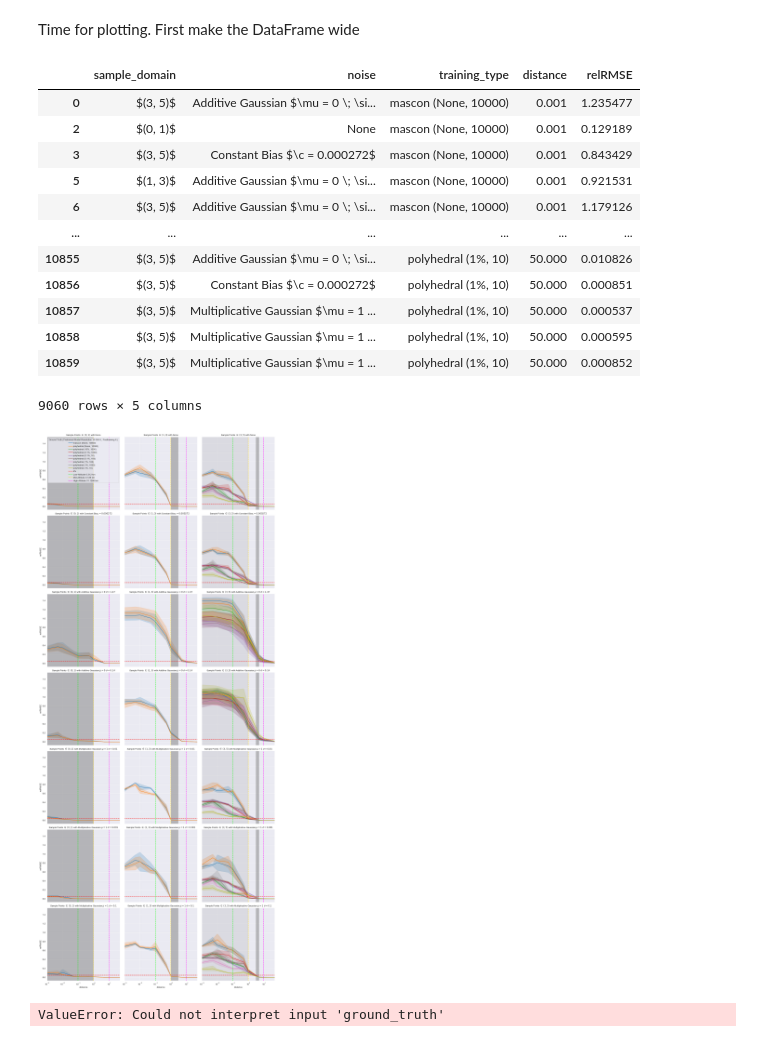
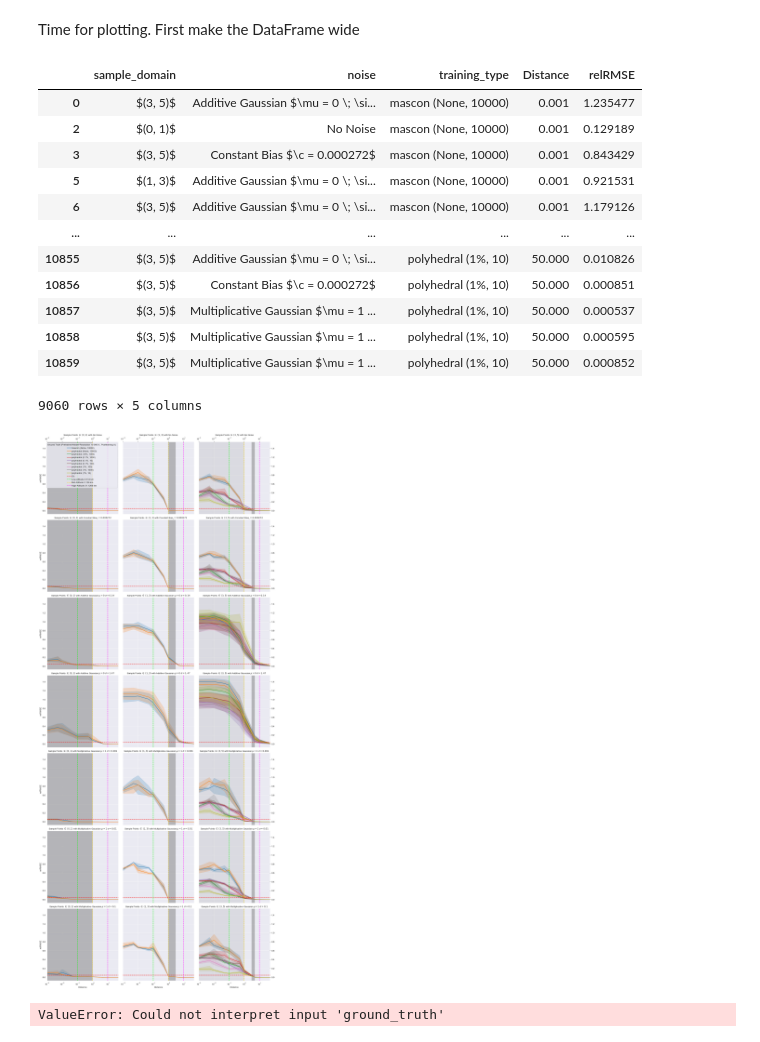
Before and after one commit to gomezzz/geodesyNets, a Jupyter notebook: P3 - Analysis Churyumov-Gerasimenko.ipynb, the cells around one changed output. Cells and saved outputs as stored; diff of their text form; code cells hidden in the pictures.

Commit message:
cg plot done

```diff
--- a/P3 - Analysis Churyumov-Gerasimenko.ipynb
+++ b/P3 - Analysis Churyumov-Gerasimenko.ipynb
@@ -195,7 +195,7 @@ Time for plotting. First make the DataFrame wide
 # %%
 str_altitudes = [str(x) for x in ALTITUDES]
 
-dfm = df.melt(["sample_domain", "noise", "training_type"], str_altitudes, var_name="distance", value_name=error_of_interest)
+dfm = df.melt(["sample_domain", "noise", "training_type"], str_altitudes, var_name="Distance", value_name=error_of_interest)
 
 
 dfm = dfm[dfm["noise"] != "['combined', 0.0, 0.146731, [0.000272, 0.0, 0.0]]"]
@@ -225,13 +225,13 @@ for key, replacement in sample_distance_replacement.items():
     dfm["sample_domain"].replace(key, replacement, inplace=True)
 
 
-dfm["distance"] = dfm["distance"].apply(lambda x: float(x))
+dfm["Distance"] = dfm["Distance"].apply(lambda x: float(x))
 dfm[error_of_interest] = dfm[error_of_interest].apply(lambda x: float(x))
 dfm
 # %% [output]
-|  | sample_domain | noise | training_type | distance | relRMSE |
+|  | sample_domain | noise | training_type | Distance | relRMSE |
 | 0 | $(3, 5)$ | Additive Gaussian $\mu = 0 \; \si... | mascon (None, 10000) | 0.001 | 1.235477 |
-| 2 | $(0, 1)$ | None | mascon (None, 10000) | 0.001 | 0.129189 |
+| 2 | $(0, 1)$ | No Noise | mascon (None, 10000) | 0.001 | 0.129189 |
 | 3 | $(3, 5)$ | Constant Bias $\c = 0.000272$ | mascon (None, 10000) | 0.001 | 0.843429 |
 | 5 | $(1, 3)$ | Additive Gaussian $\mu = 0 \; \si... | mascon (None, 10000) | 0.001 | 0.921531 |
 | 6 | $(3, 5)$ | Additive Gaussian $\mu = 0 \; \si... | mascon (None, 10000) | 0.001 | 1.179126 |
@@ -245,35 +245,42 @@ dfm
 # %%
 g = sns.relplot(
     data=dfm, kind="line",
-    x="distance", y=error_of_interest, col="sample_domain", row="noise",
+    x="Distance", y=error_of_interest, col="sample_domain", row="noise",
     col_order=sorted(sample_distance_replacement.values()),
     row_order=noise_replacement.values(),
     hue="training_type",
     facet_kws=dict(legend_out=False)
 )
 
 g.set_titles("Sample Points $\in$ {col_name} with {row_name}")
 
 
 g.set(xlim=(0.0, 50.0), xscale='log')#, yscale='log')
 g.map(plt.axhline, y=0.05, ls='--', c='red', label="5%")
 g.map(plt.axvline, x=0.1, ls='--', c='lime', label="Low-Altitude 0.312 km")
 g.map(plt.axvline, x=1.0, ls='--', c='gold', label="Mid-Altitude 3.126 km")
 g.map(plt.axvline, x=10.0, ls='--', c='fuchsia', label="High-Altitude 31.1266 km")
 
+
+
+for ax in g.axes[0,:]:
+    ax.tick_params(top=True, labeltop=True, labelrotation=0)
+    ax.set_xlabel("Distance")
+    ax.xaxis.set_label_position('top')
 for ax in g.axes[:,0]:
     ax.axvspan(0, 1.0, facecolor='gray', alpha=0.5)
 for ax in g.axes[:,1]:
     ax.axvspan(1.0, 3.0, facecolor='gray', alpha=0.5)
 for ax in g.axes[:,2]:
     ax.axvspan(3.0, 5.0, facecolor='gray', alpha=0.5)
     ax.axvspan(0.0, 1.0, facecolor='gray', alpha=0.15)
+    ax.tick_params(right=True, labelright=True, labelrotation=0)
 
 g.legend.remove()
 g.add_legend(handletextpad=0.1, title="Ground Truth (Pretrained-Model-Resolution 10 000 It., Posttraining It.)")
 g.tight_layout()
 save_path = os.path.join(output_directory, f"{sample}_norm_{error_of_interest}_line.png")
 g.savefig(save_path, dpi=300)
 # %% [output]
-[figure, old version]
+[figure, new version]
 # %%
```
Also changed, not shown: parts of 2 cells of this notebook.
